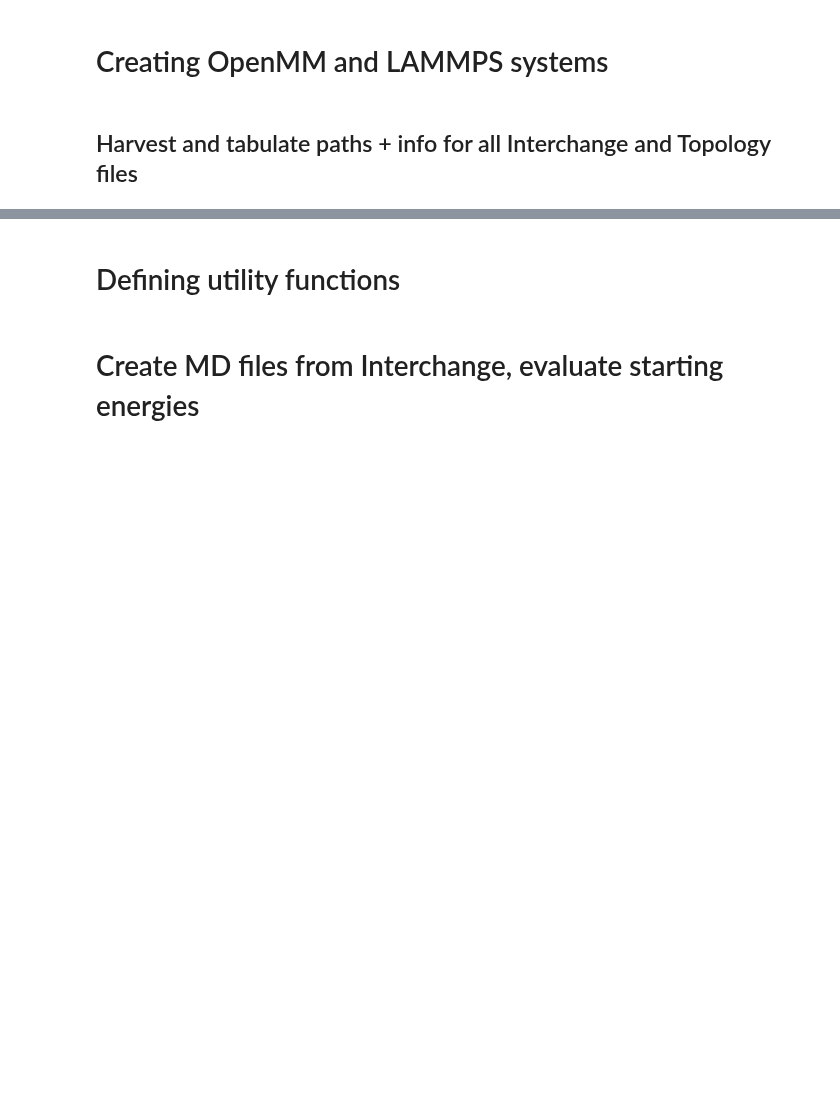
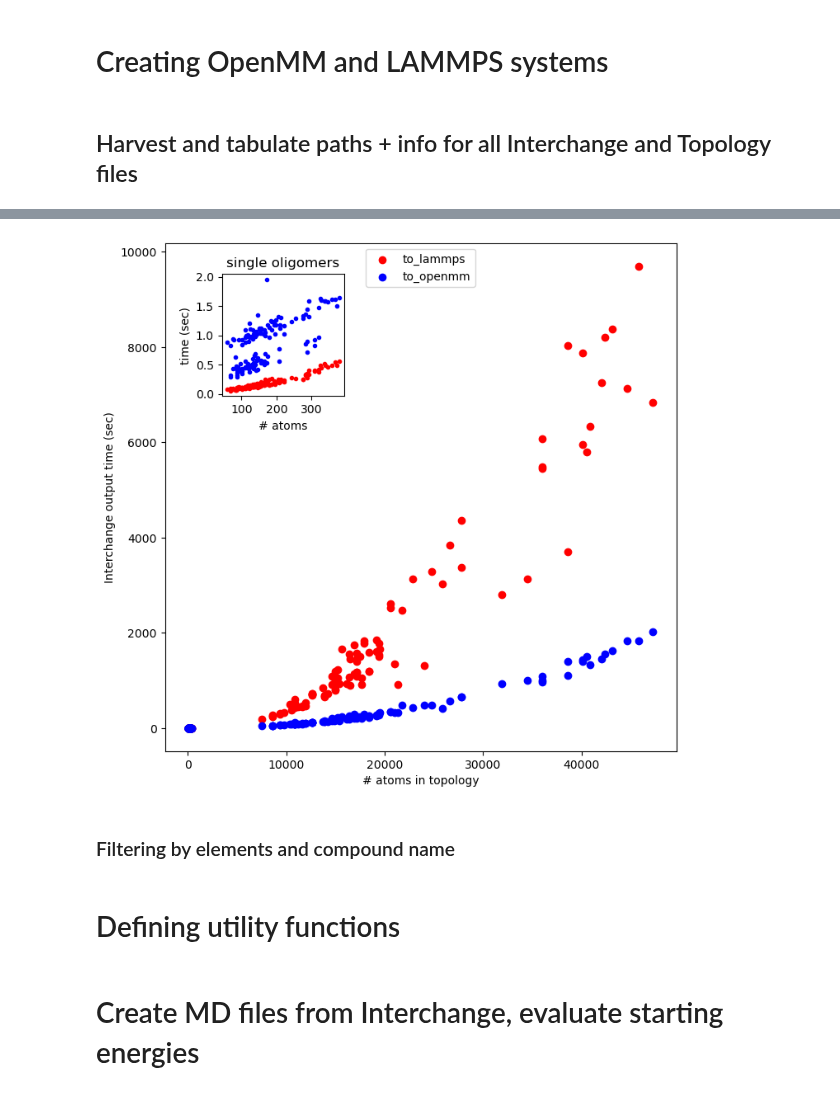
Before and after one commit to timbernat/NREL_polymers, a Jupyter notebook: energy_eval_updated.ipynb, the cells around one changed output, grey strips where cells are left out. Saved outputs shown, nothing was run; the diff lists cells and outputs as text; code cells hidden in the pictures; blank space fills up the shorter version.

Commit message:
Benchmarked Interchange MD output

```diff
--- a/energy_eval_updated.ipynb
+++ b/energy_eval_updated.ipynb
@@ -53,3 +94,29 @@ groups = mol_file_frame.groupby(['lattice_size'])
+# %%
+import matplotlib.pyplot as plt
+from mpl_toolkits.axes_grid1.inset_locator import inset_axes
+
+dim = 8
+fig, ax = plt.subplots(figsize=(dim, dim))
+inset_ax = inset_axes(ax, width='30%', height='30%', loc='upper left', bbox_to_anchor=(0.1,0.15,0.8,0.8), bbox_transform=ax.transAxes)
+
+ax.scatter(mol_file_frame['n_atoms_in_topology'], mol_file_frame['lammps_time'], color='r', marker='o', label='to_lammps')
+ax.scatter(mol_file_frame['n_atoms_in_topology'], mol_file_frame['openmm_time'], color='b', marker='o', label='to_openmm')
+ax.set_xlabel('# atoms in topology')
+ax.set_ylabel('Interchange output time (sec)')
+
+small = groups.get_group('1x1x1')
+inset_ax.set_title('single oligomers')
+inset_ax.scatter(small['n_atoms_in_topology'], small['lammps_time'], color='r', marker='.', label='to_lammps')
+inset_ax.scatter(small['n_atoms_in_topology'], small['openmm_time'], color='b', marker='.', label='to_openmm')
+inset_ax.set_xlabel('# atoms')
+inset_ax.set_ylabel('time (sec)')
+ax.legend(loc='upper center')
+
+fig.savefig('interchange_MD_benchmark.png')
+# %% [output]
+[figure, added]
+# %% [markdown]
+### Filtering by elements and compound name
 # %%
 benz_names = ('benzene', 'phenyl', 'benz', 'phen')
 desired_elems = ('F', 'N', 'O')
```
Also changed, not shown: parts of 13 cells of this notebook, 1 other file.
